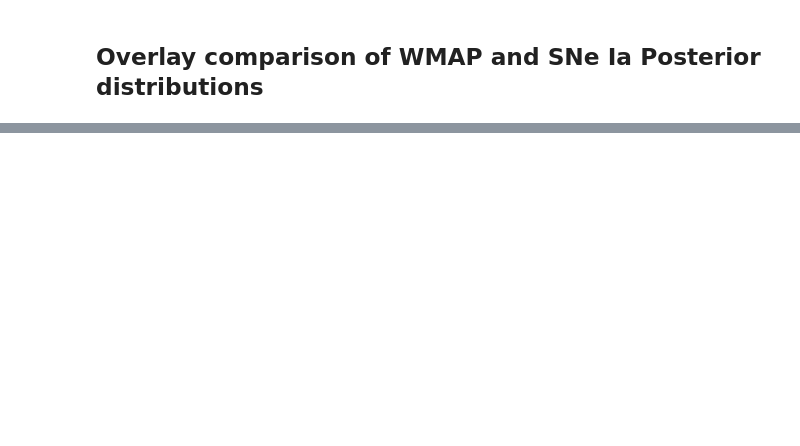
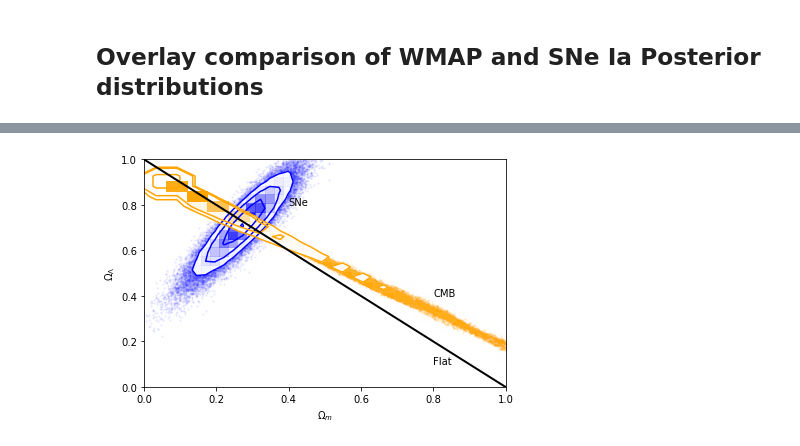
Before and after one commit to nlefrancois6/Phys-321-Project, a Jupyter notebook: Project_Main.ipynb, the cells around one changed output, grey strips where cells are left out. Cells and saved outputs as stored; diff of their text form; code cells hidden in the pictures; blank space fills up the shorter version.

```diff
--- a/Project_Main.ipynb
+++ b/Project_Main.ipynb
@@ -692,17 +716,22 @@ fig1 = corner.corner(flat_samples_WMAP_k_uncorr, bins = 50, labels=labels, show_
 # %%
 #Overlay the posteriors for the omegas to compare between the two measurements
 
 #plot linear line represent flat universe
-x = linspace(0,1,100)
+x = np.linspace(0,1,100)
 y= -x+1
 
 corner.hist2d(Om0_fits_SNE,Ode0_fits_SNE,color='blue')
 corner.hist2d(Om0_fits_WMAP_uncorr,Ode0_fits_WMAP_uncorr,color='orange')
-plt.plot(x,y,lw=2)
+plt.plot(x,y,lw=2,color='black')
 plt.xlabel("$Ω_m$");
 plt.ylabel("$Ω_Λ$");
 plt.text(0.8,0.1,"Flat")
 plt.text(0.8,0.4,"CMB")
 plt.text(0.4,0.8,"SNe")
 plt.xlim(0,1)
 plt.ylim(0,1)
+
+plt.tight_layout()
+plt.savefig('Sne_cmb_uncorr.png')
+# %% [output]
+[figure, added]
```
Also changed, not shown: parts of 13 cells of this notebook.
